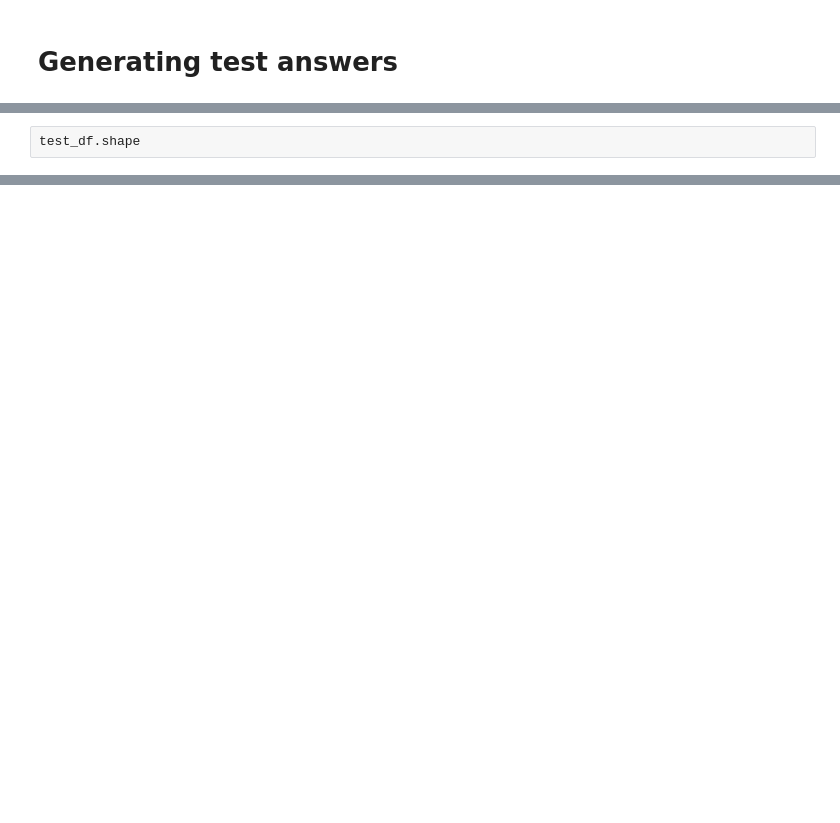
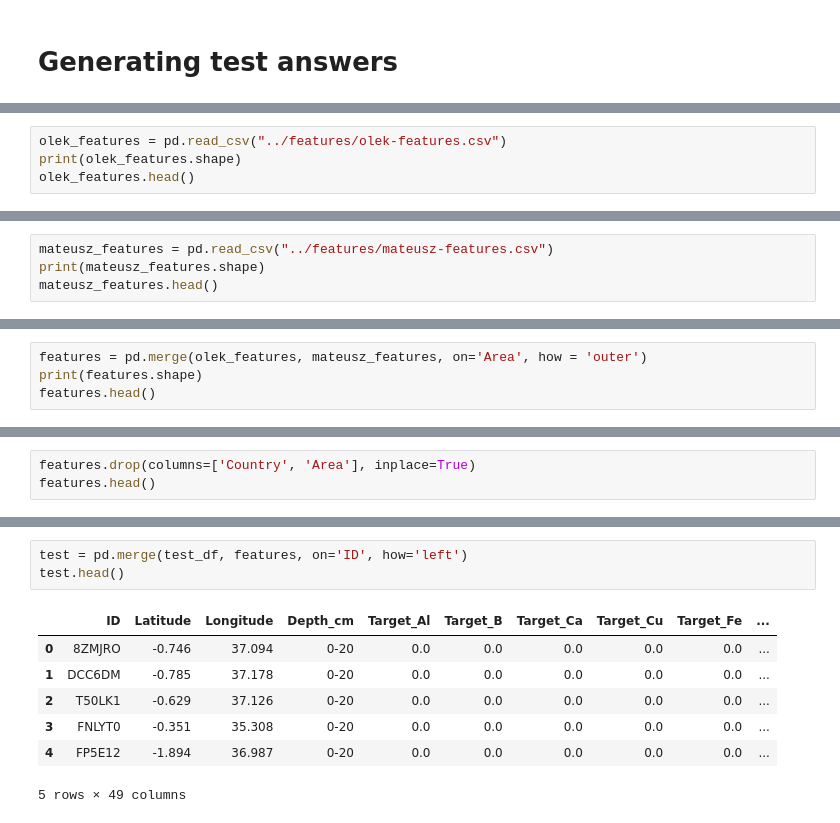
Before and after one commit to lucknera/projekt_interdyscyplinarny, a Jupyter notebook: models/olek-model.ipynb, the cells around one changed output, grey strips where cells are left out. Drawn from its saved outputs; the diff is of its cells as text; blank space fills up the shorter version.

```diff
--- a/models/olek-model.ipynb
+++ b/models/olek-model.ipynb
@@ -185,3 +217,5 @@ KeyError: "['start_date', 'end_date', 'horizon_lower', 'horizon_upper', 'electri
 # %%
-test_df.shape
+olek_features = pd.read_csv("../features/olek-features.csv")
+print(olek_features.shape)
+olek_features.head()
 # %% [output]
@@ -188,0 +229,4 @@ test_df.shape
+# %%
+mateusz_features = pd.read_csv("../features/mateusz-features.csv")
+print(mateusz_features.shape)
+mateusz_features.head()
@@ -188,0 +244,4 @@ test_df.shape
+# %%
+features = pd.merge(olek_features, mateusz_features, on='Area', how = 'outer')
+print(features.shape)
+features.head()
@@ -188,0 +257,3 @@ test_df.shape
+# %%
+features.drop(columns=['Country', 'Area'], inplace=True)
+features.head()
@@ -188,0 +268,11 @@ test_df.shape
+# %%
+test = pd.merge(test_df, features, on='ID', how='left')
+test.head()
+# %% [output]
+|  | ID | Latitude | Longitude | Depth_cm | Target_Al | Target_B | Target_Ca | Target_Cu | Target_Fe | ... |
+| 0 | 8ZMJRO | -0.746 | 37.094 | 0-20 | 0.0 | 0.0 | 0.0 | 0.0 | 0.0 | ... |
+| 1 | DCC6DM | -0.785 | 37.178 | 0-20 | 0.0 | 0.0 | 0.0 | 0.0 | 0.0 | ... |
+| 2 | T50LK1 | -0.629 | 37.126 | 0-20 | 0.0 | 0.0 | 0.0 | 0.0 | 0.0 | ... |
+| 3 | FNLYT0 | -0.351 | 35.308 | 0-20 | 0.0 | 0.0 | 0.0 | 0.0 | 0.0 | ... |
+| 4 | FP5E12 | -1.894 | 36.987 | 0-20 | 0.0 | 0.0 | 0.0 | 0.0 | 0.0 | ... |
+5 rows × 49 columns
```
Also changed, not shown: parts of 33 cells of this notebook, 1 other file.
